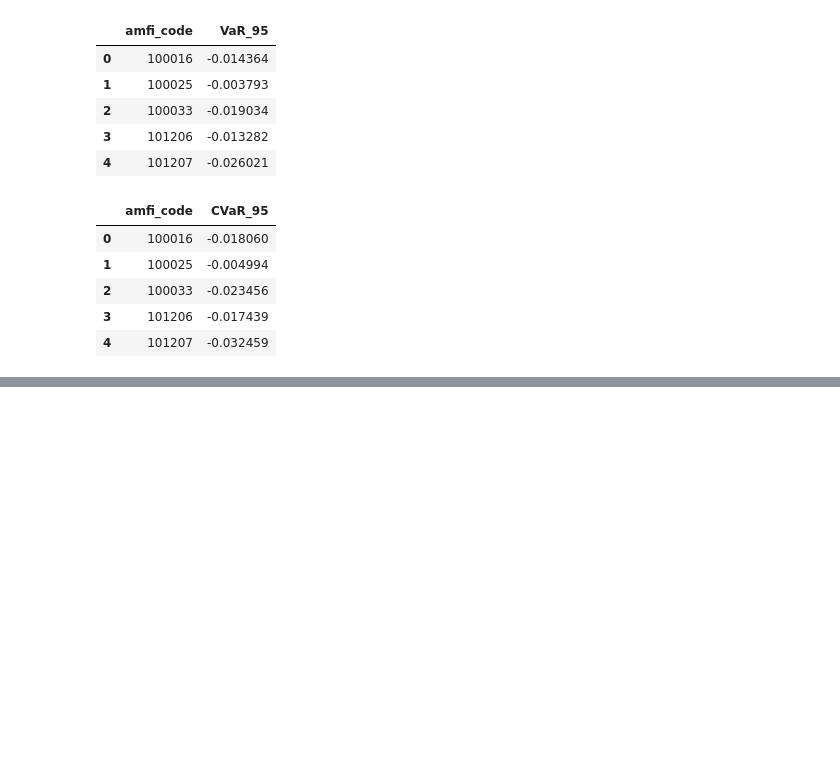
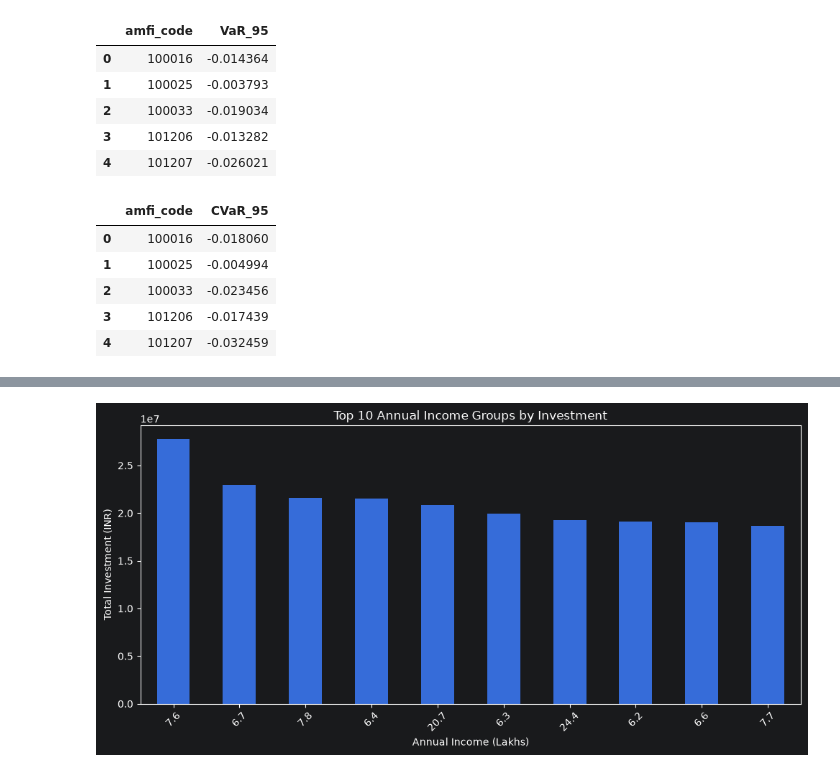
Before and after one commit to anurauniyar3024-ux/Bluestock_MF_Capstone, a Jupyter notebook: notebooks/Advanced_Analytics.ipynb, the cells around one changed output, grey strips where cells are left out. Saved outputs shown, nothing was run; the diff lists cells and outputs as text; code cells hidden in the pictures; blank space fills up the shorter version.

```diff
--- a/notebooks/Advanced_Analytics.ipynb
+++ b/notebooks/Advanced_Analytics.ipynb
@@ -114,0 +244,4 @@ cvar_95.head()
+# %%
+income_investment = investors.groupby("annual_income_lakh")["amount_inr"].sum().sort_values(ascending=False)
+
+income_investment.head(10)
@@ -114,0 +261,13 @@ cvar_95.head()
+# %%
+plt.figure(figsize=(10,5))
+
+income_investment.head(10).plot(kind="bar")
+
+plt.title("Top 10 Annual Income Groups by Investment")
+plt.xlabel("Annual Income (Lakhs)")
+plt.ylabel("Total Investment (INR)")
+plt.xticks(rotation=45)
+plt.tight_layout()
+plt.show()
+# %% [output]
+[figure, added]
```
Also changed, not shown: parts of 32 cells of this notebook, 1 other file.
